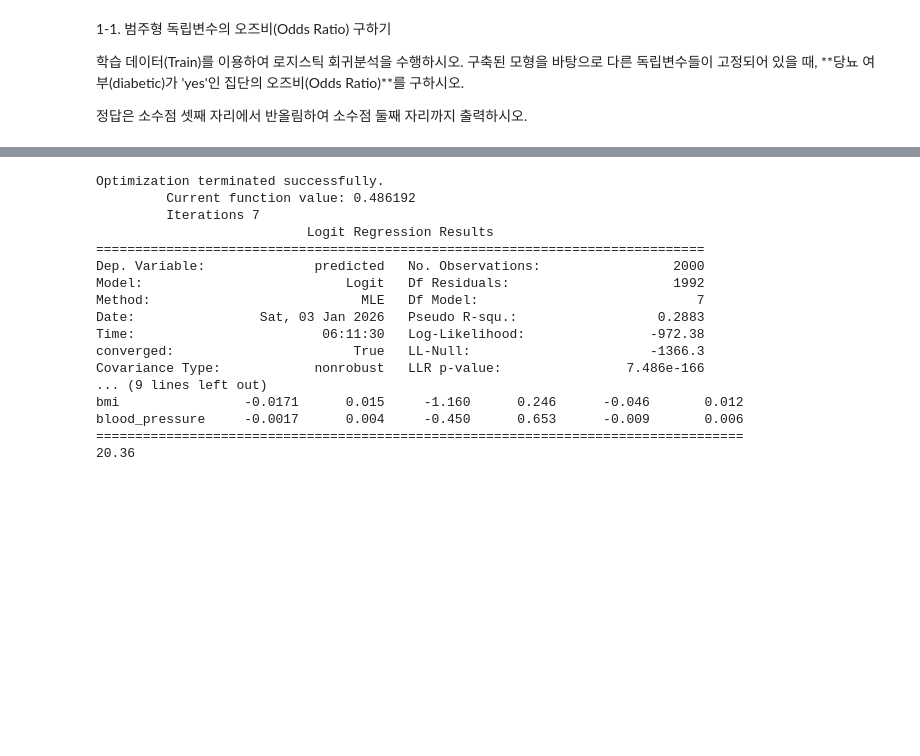
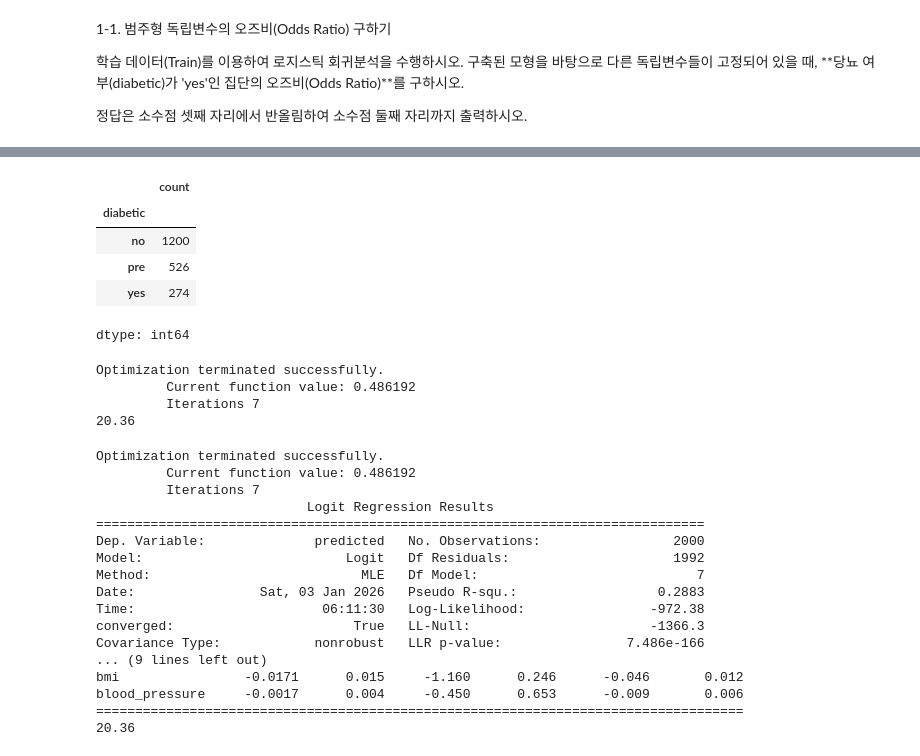
Before and after one commit to sohyun23/Big-Data-Analysis-, a Jupyter notebook: part4/ch11/p11_type3.ipynb, the cells around one changed output, grey strips where cells are left out. Cells and saved outputs as stored; diff of their text form; code cells hidden in the pictures; blank space fills up the shorter version.

```diff
--- a/part4/ch11/p11_type3.ipynb
+++ b/part4/ch11/p11_type3.ipynb
@@ -31,3 +54,30 @@ df
+# %%
+train['diabetic'].value_counts()
+# %% [output]
+|  | count |
+| diabetic |  |
+| no | 1200 |
+| pre | 526 |
+| yes | 274 |
+dtype: int64
+# %%
+import statsmodels.formula.api as smf
+import numpy as np
+
+#train = pd.get_dummies(train)
+formula = "predicted ~ age + diabetic + activity + glus_fast + bmi + blood_pressure"
+model = smf.logit(formula, data = train).fit()
+#print(model.summary())
+#print(model.params)
+#print("diabetic[T.yes] : ", model.params[2])
+coef_diabetic_yes = model.params["diabetic[T.yes]"]
+result = np.exp(coef_diabetic_yes)
+print(round(result,2))
+# %% [output]
+Optimization terminated successfully.
+         Current function value: 0.486192
+         Iterations 7
+20.36
 # %%
 # 풀이1-1
 import pandas as pd
```
Also changed, not shown: parts of 13 cells of this notebook.
